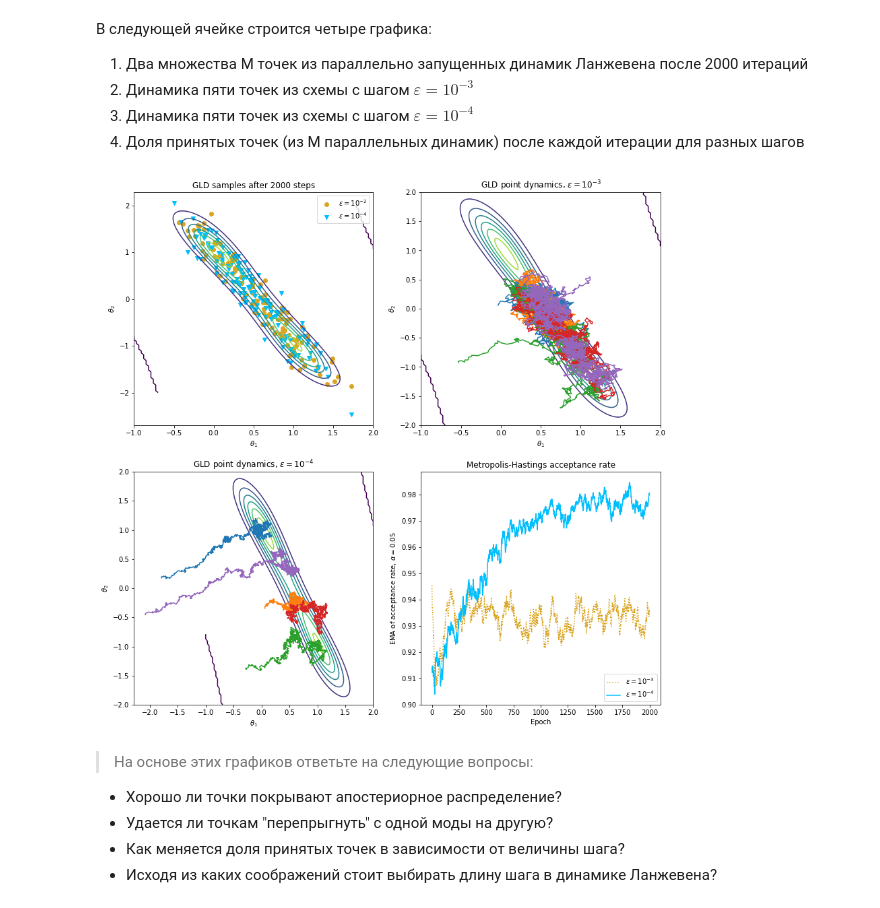
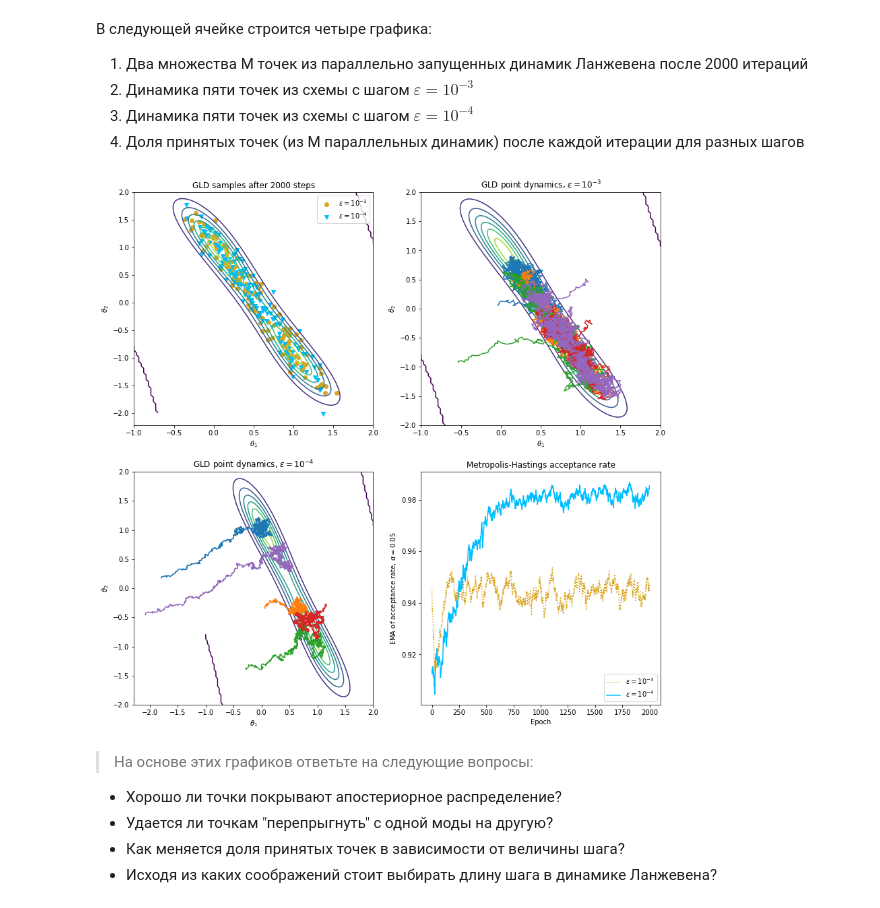
Before and after one commit to Stasiche/BMMO, a Jupyter notebook: Lab_2/Langevin Dynamics (JAX).ipynb, the cells around one changed output. Saved outputs shown, nothing was run; the diff lists cells and outputs as text; code cells hidden in the pictures.

```diff
--- a/Lab_2/Langevin Dynamics (JAX).ipynb
+++ b/Lab_2/Langevin Dynamics (JAX).ipynb
@@ -302,7 +305,7 @@ def langevin_update(epsilon, gradient, weights, rng):
     accept_proba = onp.minimum(1, onp.exp(mh_acceptance_ratio(epsilon, weights, new_weights)))
     accept_mask = onp.random.binomial(1, p=accept_proba).astype(bool)
 
-    jax.ops.index_update(new_weights, ~accept_mask, weights[~accept_mask])
+    new_weights = jax.ops.index_update(new_weights, ~accept_mask, weights[~accept_mask])
 
     return new_weights, onp.mean(accept_mask)
 # %% [markdown]
@@ -358,35 +361,35 @@ fig, axes = plt.subplots(nrows=2, ncols=2, figsize=(14, 14))
 
 plot_posterior(axes[0][0], data)
 axes[0][0].scatter(weights_a[..., 0],
                    weights_a[..., 1],
                    marker='o',
                    c='goldenrod',
-                   label=r'$\varepsilon=10^{-2}$')
+                   label=r'$\varepsilon=10^{-3}$')
 axes[0][0].scatter(weights_b[..., 0],
                    weights_b[..., 1],
                    marker='v',
                    c='deepskyblue',
                    label=r'$\varepsilon=10^{-4}$')
 axes[0][0].set_title('GLD samples after 2000 steps')
 axes[0][0].legend(loc='upper right')
 
 plot_posterior(axes[0][1], data)
 plot_posterior(axes[1][0], data)
 axes[0][1].set_title(r'GLD point dynamics, $\varepsilon=10^{-3}$')
 axes[1][0].set_title(r'GLD point dynamics, $\varepsilon=10^{-4}$')
 
 for i in range(5):
     axes[0][1].plot(theta_dynamics_a[:, i, 0], theta_dynamics_a[:, i, 1])
     axes[1][0].plot(theta_dynamics_b[:, i, 0], theta_dynamics_b[:, i, 1])
 
 axes[1][1].plot(acceptance_rates_a, label=r'$\varepsilon=10^{-3}$', ls=':', c='goldenrod')
 axes[1][1].plot(acceptance_rates_b, label=r'$\varepsilon=10^{-4}$', ls='-', c='deepskyblue')
 axes[1][1].set_title('Metropolis-Hastings acceptance rate')
 axes[1][1].set_xlabel('Epoch')
 axes[1][1].set_ylabel(r'EMA of acceptance rate, $\alpha = 0.05$')
 axes[1][1].legend(loc='lower right');
 # %% [output]
-[figure, old version]
+[figure, new version]
 # %% [markdown]
 > На основе этих графиков ответьте на следующие вопросы:
 - Хорошо ли точки покрывают апостериорное распределение?
```
Also changed, not shown: parts of 3 cells of this notebook.
